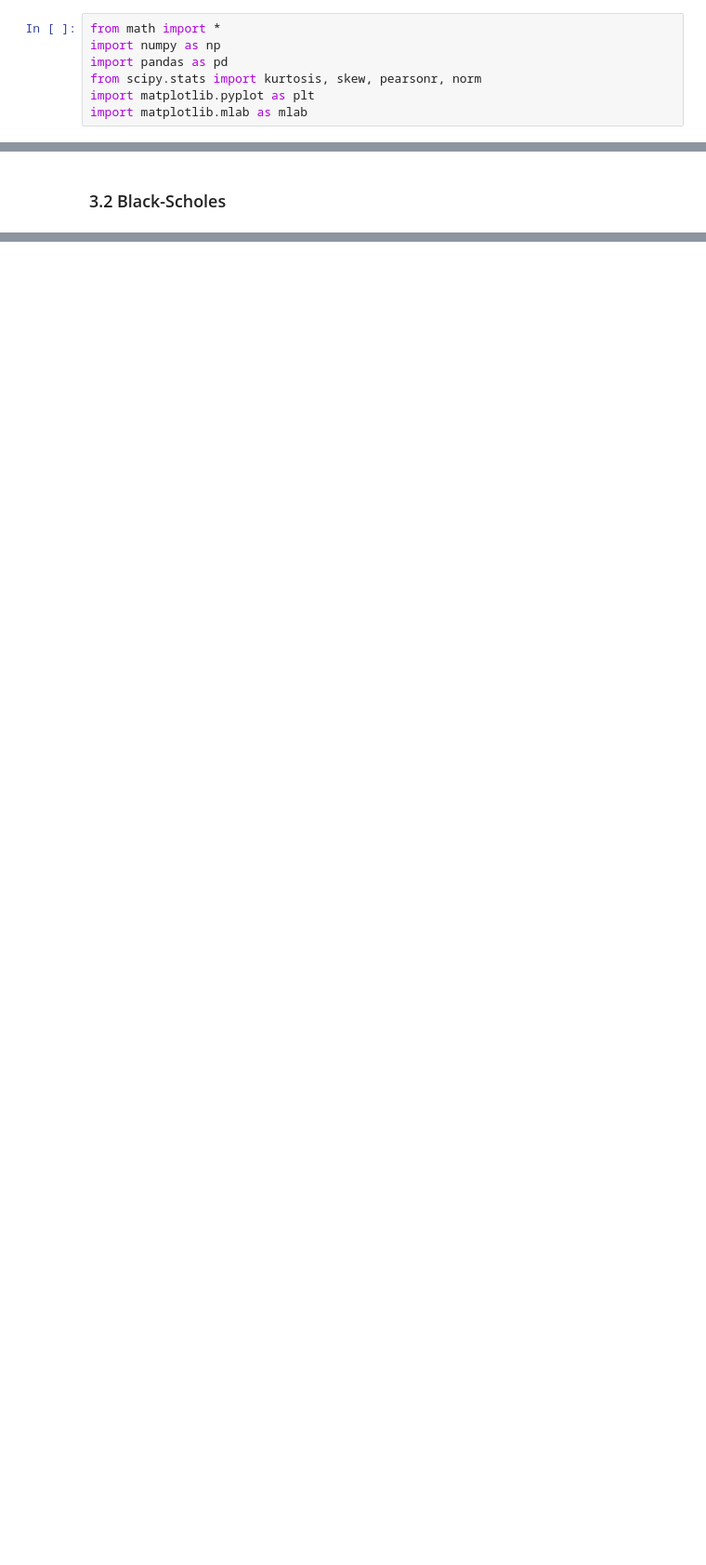
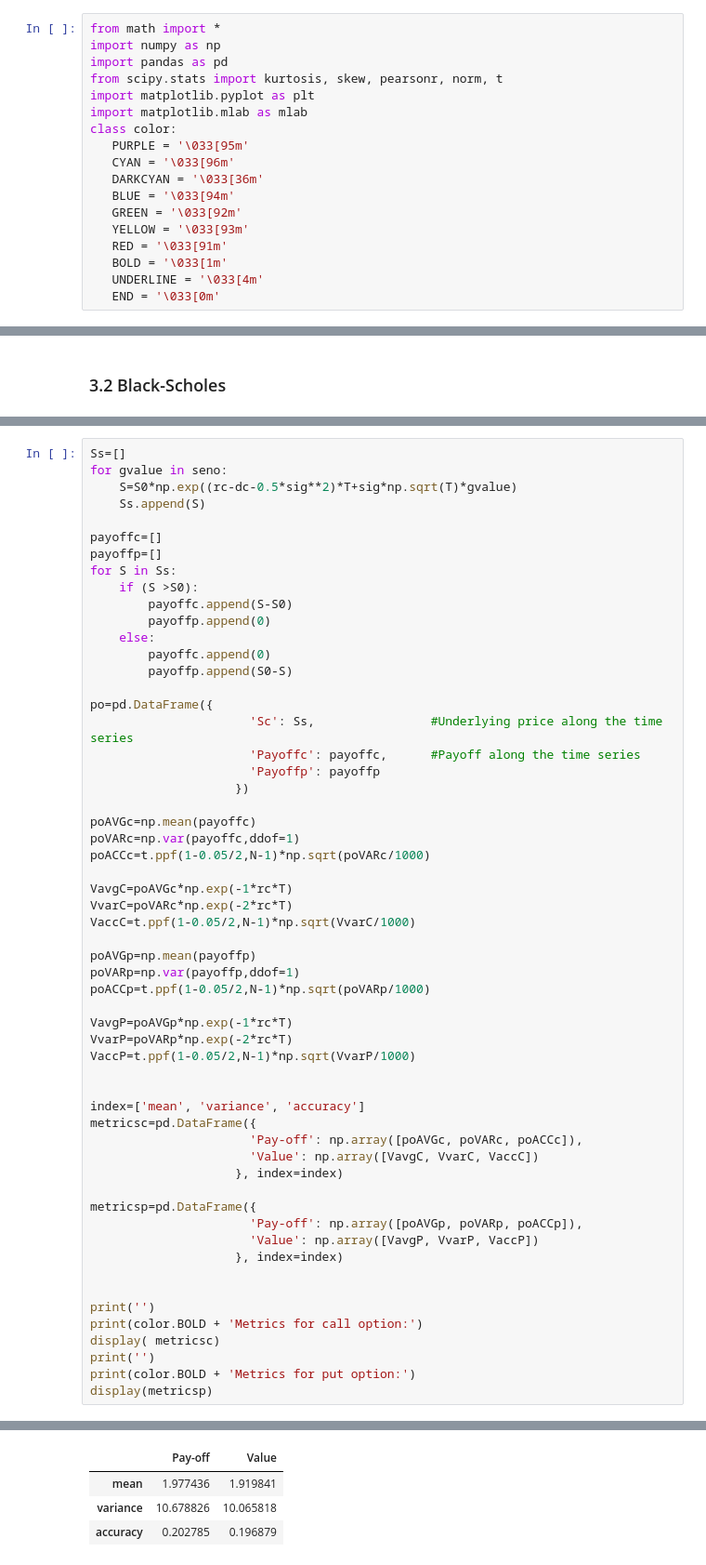
Before and after one commit to DanielRD92/MNFI, a Jupyter notebook: black_shcoles_vanilla_call.ipynb, the cells around one changed output, grey strips where cells are left out. Shown at 93% size. Saved outputs shown, nothing was run; the diff lists cells and outputs as text; blank space fills up the shorter version.

```diff
--- a/black_shcoles_vanilla_call.ipynb
+++ b/black_shcoles_vanilla_call.ipynb
@@ -33,9 +33,20 @@ S_{call}^2=(e^{-r_ct})^2\cdot S^{2/payoff}
 from math import *
 import numpy as np
 import pandas as pd
-from scipy.stats import kurtosis, skew, pearsonr, norm
+from scipy.stats import kurtosis, skew, pearsonr, norm, t
 import matplotlib.pyplot as plt
 import matplotlib.mlab as mlab
+class color:
+   PURPLE = '\033[95m'
+   CYAN = '\033[96m'
+   DARKCYAN = '\033[36m'
+   BLUE = '\033[94m'
+   GREEN = '\033[92m'
+   YELLOW = '\033[93m'
+   RED = '\033[91m'
+   BOLD = '\033[1m'
+   UNDERLINE = '\033[4m'
+   END = '\033[0m'
 # %% [markdown]
 ### 1.1 Congruential
 # %%
@@ -229,0 +241,58 @@ Ss
+# %%
+Ss=[]
+for gvalue in seno:
+    S=S0*np.exp((rc-dc-0.5*sig**2)*T+sig*np.sqrt(T)*gvalue)
+    Ss.append(S)
+
+payoffc=[]
+payoffp=[]
+for S in Ss:
+    if (S >S0):
+        payoffc.append(S-S0)
+        payoffp.append(0)
+    else:
+        payoffc.append(0)
+        payoffp.append(S0-S)
+
+po=pd.DataFrame({
+                      'Sc': Ss,                #Underlying price along the time series
+                      'Payoffc': payoffc,      #Payoff along the time series
+                      'Payoffp': payoffp
+                    })
+
+poAVGc=np.mean(payoffc)
+poVARc=np.var(payoffc,ddof=1)
+poACCc=t.ppf(1-0.05/2,N-1)*np.sqrt(poVARc/1000)
+
+VavgC=poAVGc*np.exp(-1*rc*T)
+VvarC=poVARc*np.exp(-2*rc*T)
+VaccC=t.ppf(1-0.05/2,N-1)*np.sqrt(VvarC/1000)
+
+poAVGp=np.mean(payoffp)
+poVARp=np.var(payoffp,ddof=1)
+poACCp=t.ppf(1-0.05/2,N-1)*np.sqrt(poVARp/1000)
+
+VavgP=poAVGp*np.exp(-1*rc*T)
+VvarP=poVARp*np.exp(-2*rc*T)
+VaccP=t.ppf(1-0.05/2,N-1)*np.sqrt(VvarP/1000)
+
+
+index=['mean', 'variance', 'accuracy']
+metricsc=pd.DataFrame({
+                      'Pay-off': np.array([poAVGc, poVARc, poACCc]),
+                      'Value': np.array([VavgC, VvarC, VaccC])
+                    }, index=index)
+
+metricsp=pd.DataFrame({
+                      'Pay-off': np.array([poAVGp, poVARp, poACCp]),
+                      'Value': np.array([VavgP, VvarP, VaccP])
+                    }, index=index)
+
+
+print('')
+print(color.BOLD + 'Metrics for call option:')
+display( metricsc)
+print('')
+print(color.BOLD + 'Metrics for put option:')
+display(metricsp)
+# %% [output]
@@ -229,0 +300,4 @@ Ss
+|  | Pay-off | Value |
+| mean | 1.977436 | 1.919841 |
+| variance | 10.678826 | 10.065818 |
+| accuracy | 0.202785 | 0.196879 |
```
Also changed, not shown: parts of 10 cells of this notebook, 1 other file.
